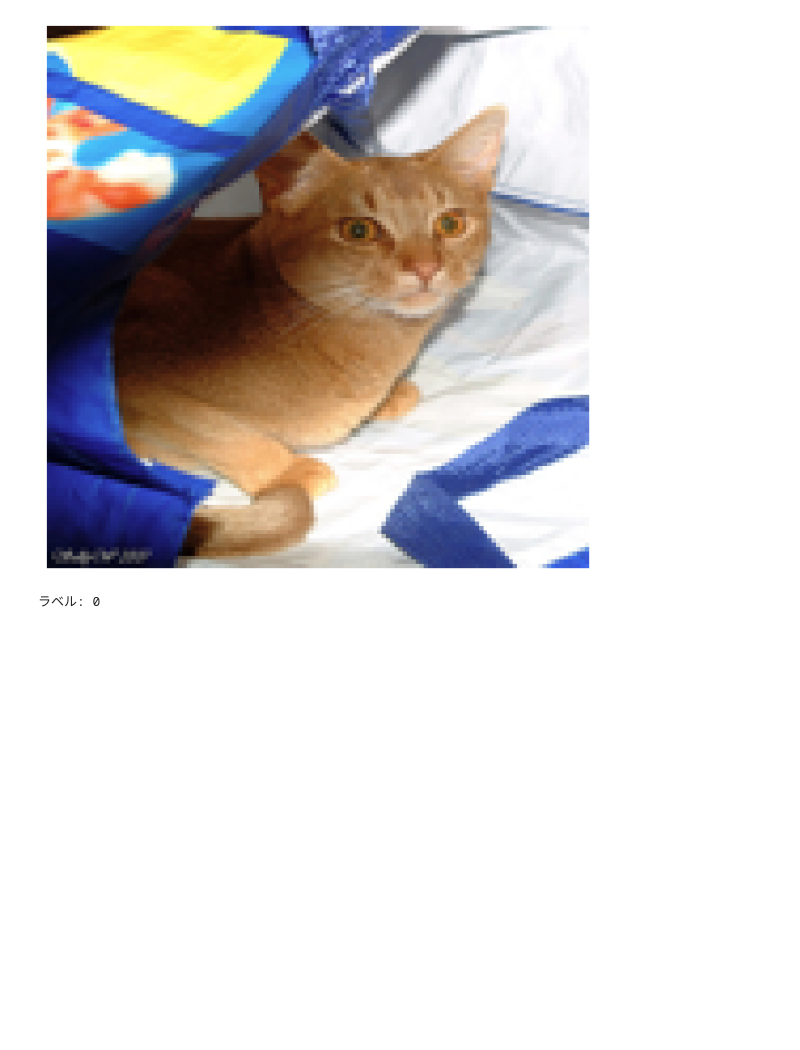
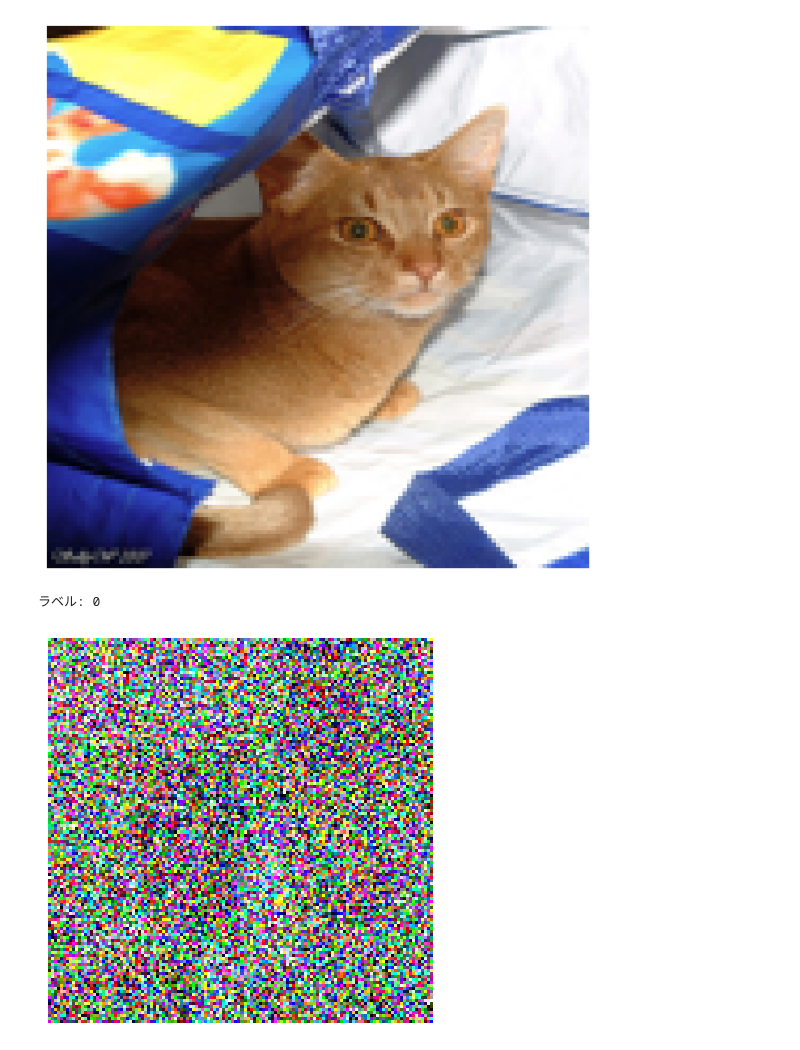
Before and after one commit to c0b23144/oxford_pet_diffusion_generate, a Jupyter notebook: oxford_pet_generate.ipynb, the cells around one changed output. Saved outputs shown, nothing was run; the diff lists cells and outputs as text; code cells hidden in the pictures; blank space fills up the shorter version.

```diff
--- a/oxford_pet_generate.ipynb
+++ b/oxford_pet_generate.ipynb
@@ -67,3 +67,51 @@ alpha_bar = torch.cumprod(alpha, dim=0)
 def add_noise(x, t):
     # ランダムなノイズ
     noise = torch.randn_like(x)
+
+    # その時点での画像の残り具合
+    a = alpha_bar[t]
+    a = a.view(-1, 1, 1, 1)
+
+    # 画像にノイズを加える
+    noisy_image = (
+        torch.sqrt(a) * x
+        + torch.sqrt(1 - a) * noise
+    )
+
+    return noisy_image, noise
+# %%
+from torch.utils.data import DataLoader
+
+loader = DataLoader(
+    dataset,
+    batch_size=16,
+    shuffle=True
+)
+
+images, labels = next(iter(loader))
+images = images.to(device)
+
+# 500段階目までノイズを加える
+# 16枚全部を「500段階目」のノイズ状態にする
+# 16枚はbatch_size
+
+t = torch.full(
+    (images.shape[0],),
+    500,
+    device = device,
+    dtype=torch.long
+)
+
+noisy_images, noise = add_noise(images, t)
+
+# 表示
+image = noisy_images[0]
+image = image * 0.5 + 0.5
+image = image.clamp(0, 1)
+
+plt.figure(figsize=(5, 5))
+plt.imshow(image.permute(1, 2, 0).cpu())
+plt.axis("off")
+plt.show()
+# %% [output]
+[figure, added]
```
Also changed, not shown: parts of 1 cell of this notebook.
